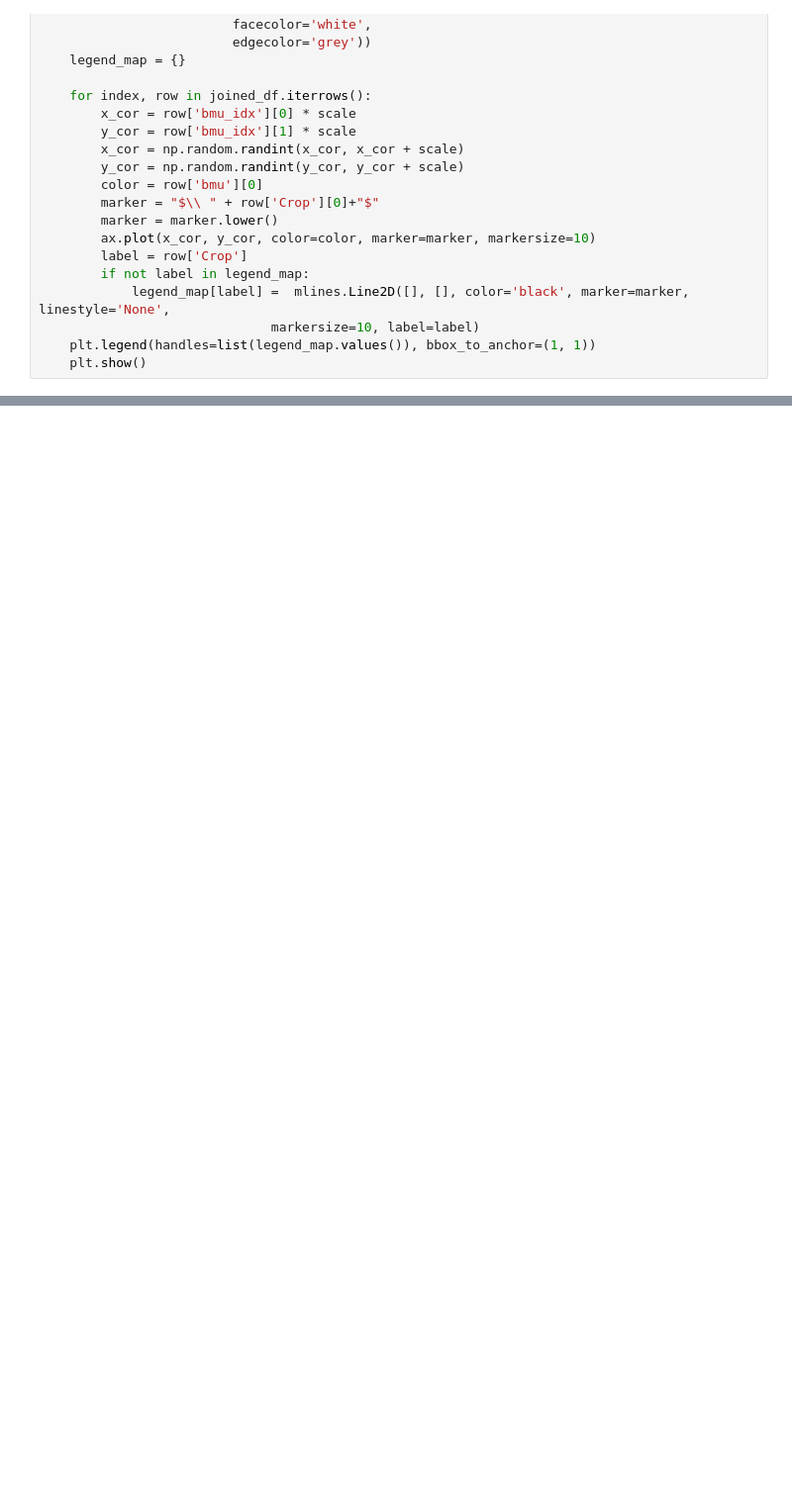
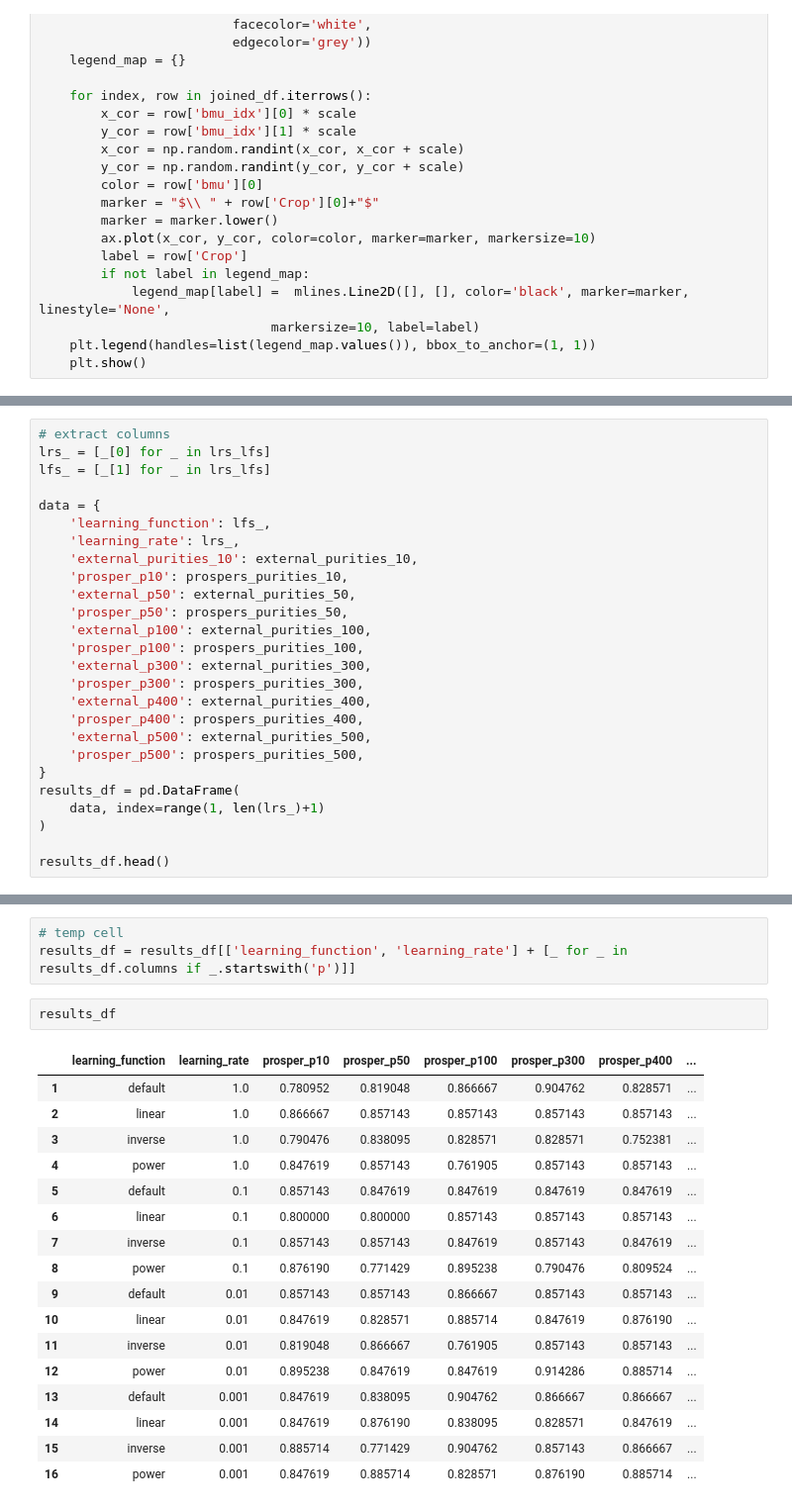
Before and after one commit to richardjonker2000/TMBD-Project-3, a Jupyter notebook: SOM1A.ipynb, the cells around one changed output, grey strips where cells are left out. Shown at 99% size. Saved outputs shown, nothing was run; the diff lists cells and outputs as text; blank space fills up the shorter version.

```diff
--- a/SOM1A.ipynb
+++ b/SOM1A.ipynb
@@ -411,0 +405,26 @@ print(tabulate(table, headers, tablefmt="pretty"))
+# %%
+# extract columns
+lrs_ = [_[0] for _ in lrs_lfs]
+lfs_ = [_[1] for _ in lrs_lfs]
+
+data = {
+	'learning_function': lfs_,
+	'learning_rate': lrs_,
+	'external_purities_10': external_purities_10,
+	'prosper_p10': prospers_purities_10,
+	'external_p50': external_purities_50,
+	'prosper_p50': prospers_purities_50,
+	'external_p100': external_purities_100,
+	'prosper_p100': prospers_purities_100,
+	'external_p300': external_purities_300,
+	'prosper_p300': prospers_purities_300,
+	'external_p400': external_purities_400,
+	'prosper_p400': prospers_purities_400,
+	'external_p500': external_purities_500,
+	'prosper_p500': prospers_purities_500,
+}
+results_df = pd.DataFrame(
+	data, index=range(1, len(lrs_)+1)
+)
+
+results_df.head()
@@ -411,0 +438,23 @@ print(tabulate(table, headers, tablefmt="pretty"))
+# %%
+# temp cell
+results_df = results_df[['learning_function', 'learning_rate'] + [_ for _ in results_df.columns if _.startswith('p')]]
+# %%
+results_df
+# %% [output]
+|  | learning_function | learning_rate | prosper_p10 | prosper_p50 | prosper_p100 | prosper_p300 | prosper_p400 | ... |
+| 1 | default | 1.0 | 0.780952 | 0.819048 | 0.866667 | 0.904762 | 0.828571 | ... |
+| 2 | linear | 1.0 | 0.866667 | 0.857143 | 0.857143 | 0.857143 | 0.857143 | ... |
+| 3 | inverse | 1.0 | 0.790476 | 0.838095 | 0.828571 | 0.828571 | 0.752381 | ... |
+| 4 | power | 1.0 | 0.847619 | 0.857143 | 0.761905 | 0.857143 | 0.857143 | ... |
+| 5 | default | 0.1 | 0.857143 | 0.847619 | 0.847619 | 0.847619 | 0.847619 | ... |
+| 6 | linear | 0.1 | 0.800000 | 0.800000 | 0.857143 | 0.857143 | 0.857143 | ... |
+| 7 | inverse | 0.1 | 0.857143 | 0.857143 | 0.847619 | 0.857143 | 0.847619 | ... |
+| 8 | power | 0.1 | 0.876190 | 0.771429 | 0.895238 | 0.790476 | 0.809524 | ... |
+| 9 | default | 0.01 | 0.857143 | 0.857143 | 0.866667 | 0.857143 | 0.857143 | ... |
+| 10 | linear | 0.01 | 0.847619 | 0.828571 | 0.885714 | 0.847619 | 0.876190 | ... |
+| 11 | inverse | 0.01 | 0.819048 | 0.866667 | 0.761905 | 0.857143 | 0.857143 | ... |
+| 12 | power | 0.01 | 0.895238 | 0.847619 | 0.847619 | 0.914286 | 0.885714 | ... |
+| 13 | default | 0.001 | 0.847619 | 0.838095 | 0.904762 | 0.866667 | 0.866667 | ... |
+| 14 | linear | 0.001 | 0.847619 | 0.876190 | 0.838095 | 0.828571 | 0.847619 | ... |
+| 15 | inverse | 0.001 | 0.885714 | 0.771429 | 0.904762 | 0.857143 | 0.866667 | ... |
+| 16 | power | 0.001 | 0.847619 | 0.885714 | 0.828571 | 0.876190 | 0.885714 | ... |
```
Also changed, not shown: parts of 11 cells of this notebook, 1 other file.
